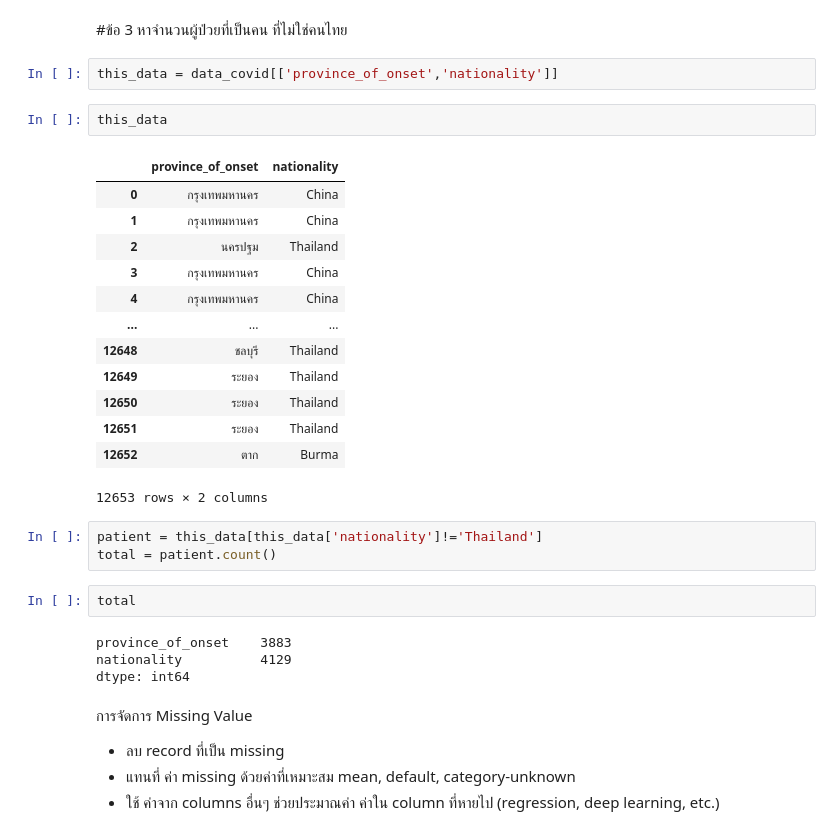
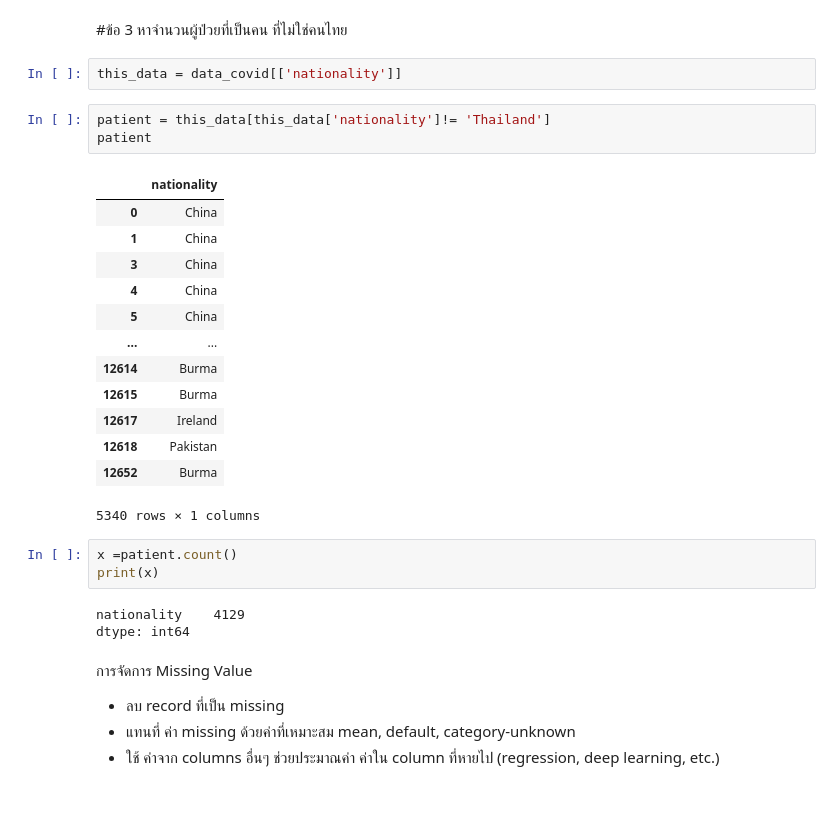
Before and after one commit to suwitchaya17/data_viz_2022, a Jupyter notebook: Pandas101.ipynb, the cells around one changed output. Cells and saved outputs as stored; diff of their text form; blank space fills up the shorter version.

```diff
--- a/Pandas101.ipynb
+++ b/Pandas101.ipynb
@@ -427,32 +427,30 @@ print(f'อายุเฉลี่ย ของ ผู้ชายในจั
 # %% [markdown]
 #ข้อ 3 หาจำนวนผู้ป่วยที่เป็นคน ที่ไม่ใช่คนไทย
 # %%
-this_data = data_covid[['province_of_onset','nationality']]
+this_data = data_covid[['nationality']]
-# %%
-this_data
-# %% [output]
-|  | province_of_onset | nationality |
-| 0 | กรุงเทพมหานคร | China |
-| 1 | กรุงเทพมหานคร | China |
-| 2 | นครปฐม | Thailand |
-| 3 | กรุงเทพมหานคร | China |
-| 4 | กรุงเทพมหานคร | China |
-| ... | ... | ... |
-| 12648 | ชลบุรี | Thailand |
-| 12649 | ระยอง | Thailand |
-| 12650 | ระยอง | Thailand |
-| 12651 | ระยอง | Thailand |
-| 12652 | ตาก | Burma |
-12653 rows × 2 columns
 # %%
-patient = this_data[this_data['nationality']!='Thailand']
-total = patient.count()
+patient = this_data[this_data['nationality']!= 'Thailand']
+patient
+# %% [output]
+|  | nationality |
+| 0 | China |
+| 1 | China |
+| 3 | China |
+| 4 | China |
+| 5 | China |
+| ... | ... |
+| 12614 | Burma |
+| 12615 | Burma |
+| 12617 | Ireland |
+| 12618 | Pakistan |
+| 12652 | Burma |
+5340 rows × 1 columns
-# %%
-total
-# %% [output]
-province_of_onset    3883
-nationality          4129
-dtype: int64
+# %%
+x =patient.count()
+print(x)
+# %% [output]
+nationality    4129
+dtype: int64
 # %% [markdown]
 การจัดการ Missing Value
 
```
